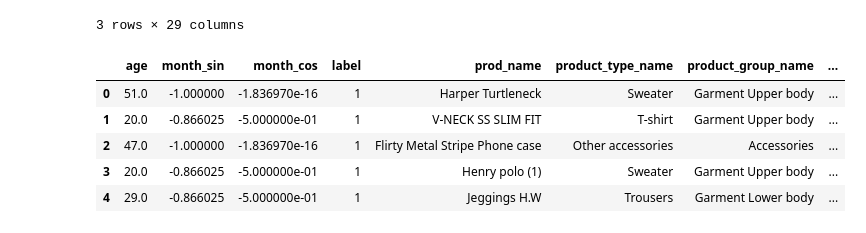
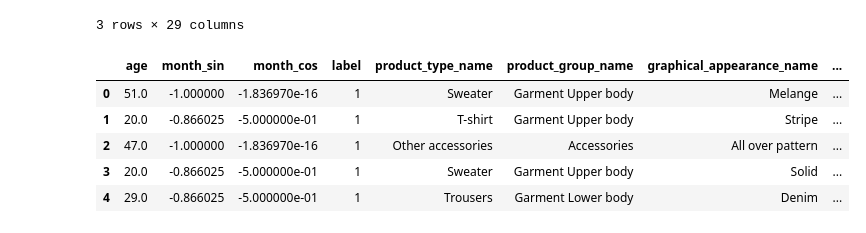
Before and after one commit to jimin-yu/two-tower-demo, a Jupyter notebook: 4_train_ranking_model.ipynb, the cells around one changed output. Cells and saved outputs as stored; diff of their text form; code cells hidden in the pictures.

```diff
--- a/4_train_ranking_model.ipynb
+++ b/4_train_ranking_model.ipynb
@@ -121,17 +121,18 @@ ranking_df.head(3)
 # %%
 def exclude_feat(s):
     return s.endswith("_id") or s.endswith("_no") or s.endswith("_code")
 
 features_to_exclude = [col for col in ranking_df.columns if exclude_feat(col)]
+features_to_exclude.append("prod_name")
 
 ranking_df.drop(features_to_exclude, axis="columns", inplace=True)
 ranking_df.head()
 # %% [output]
-|  | age | month_sin | month_cos | label | prod_name | product_type_name | product_group_name | ... |
-| 0 | 51.0 | -1.000000 | -1.836970e-16 | 1 | Harper Turtleneck | Sweater | Garment Upper body | ... |
-| 1 | 20.0 | -0.866025 | -5.000000e-01 | 1 | V-NECK SS SLIM FIT | T-shirt | Garment Upper body | ... |
-| 2 | 47.0 | -1.000000 | -1.836970e-16 | 1 | Flirty Metal Stripe Phone case | Other accessories | Accessories | ... |
-| 3 | 20.0 | -0.866025 | -5.000000e-01 | 1 | Henry polo (1) | Sweater | Garment Upper body | ... |
-| 4 | 29.0 | -0.866025 | -5.000000e-01 | 1 | Jeggings H.W | Trousers | Garment Lower body | ... |
+|  | age | month_sin | month_cos | label | product_type_name | product_group_name | graphical_appearance_name | ... |
+| 0 | 51.0 | -1.000000 | -1.836970e-16 | 1 | Sweater | Garment Upper body | Melange | ... |
+| 1 | 20.0 | -0.866025 | -5.000000e-01 | 1 | T-shirt | Garment Upper body | Stripe | ... |
+| 2 | 47.0 | -1.000000 | -1.836970e-16 | 1 | Other accessories | Accessories | All over pattern | ... |
+| 3 | 20.0 | -0.866025 | -5.000000e-01 | 1 | Sweater | Garment Upper body | Solid | ... |
+| 4 | 29.0 | -0.866025 | -5.000000e-01 | 1 | Trousers | Garment Lower body | Denim | ... |
 # %%
 ranking_df.to_csv(ds_name, index=False)
```
Also changed, not shown: parts of 12 cells of this notebook, 9 other files.
